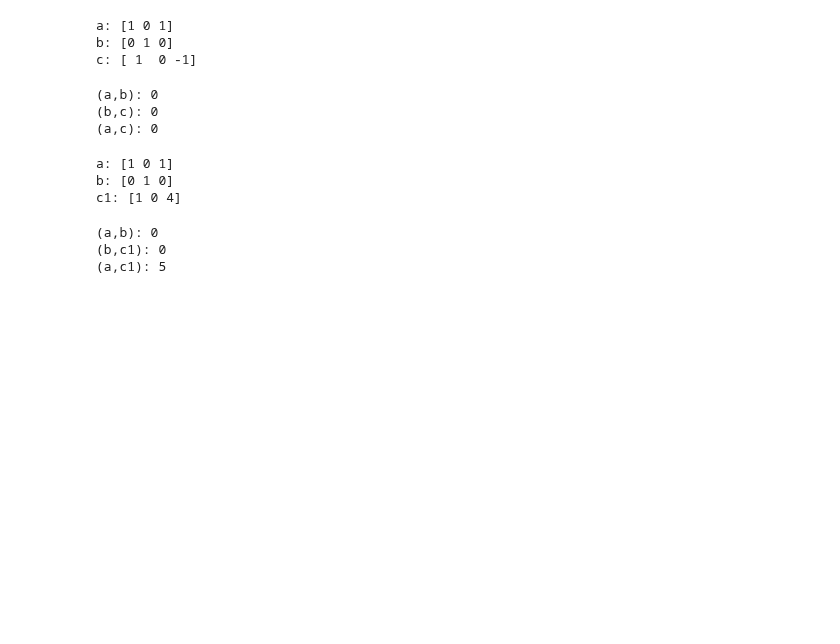
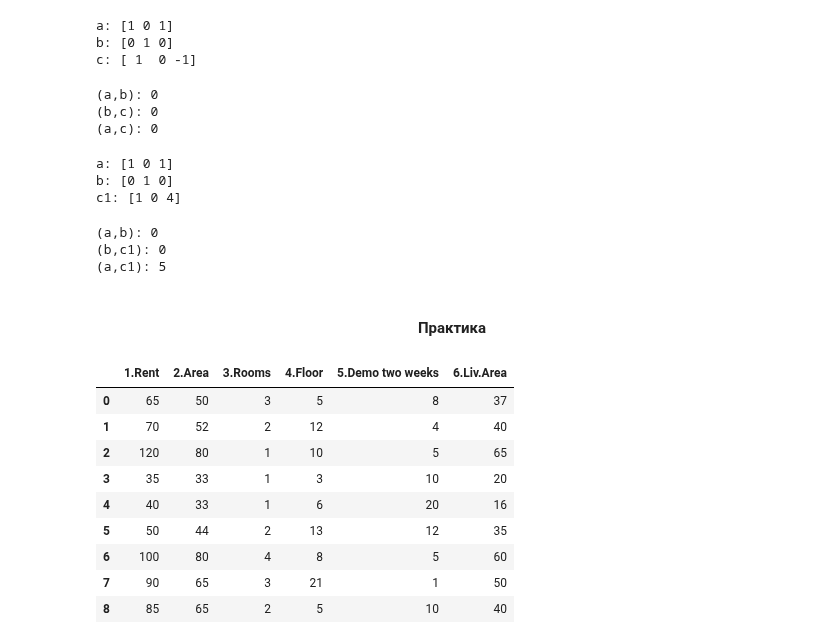
Before and after one commit to DmitriySky47/sf_data_science, a Jupyter notebook: Skillfactory/MATH_ML_1/MATHML_Module_1_Vectors_screencast.ipynb, the cells around one changed output. Drawn from its saved outputs; the diff is of its cells as text; code cells hidden in the pictures; blank space fills up the shorter version.

```diff
--- a/Skillfactory/MATH_ML_1/MATHML_Module_1_Vectors_screencast.ipynb
+++ b/Skillfactory/MATH_ML_1/MATHML_Module_1_Vectors_screencast.ipynb
@@ -228,3 +228,5 @@ print('(a,c1):',a@c1)
 (a,b): 0
 (b,c1): 0
 (a,c1): 5
+# %% [markdown]
+ #### <center> Практика </Center>
@@ -230,0 +244,13 @@ print('(a,c1):',a@c1)
+# %%
+df
+# %% [output]
+|  | 1.Rent | 2.Area | 3.Rooms | 4.Floor | 5.Demo two weeks | 6.Liv.Area |
+| 0 | 65 | 50 | 3 | 5 | 8 | 37 |
+| 1 | 70 | 52 | 2 | 12 | 4 | 40 |
+| 2 | 120 | 80 | 1 | 10 | 5 | 65 |
+| 3 | 35 | 33 | 1 | 3 | 10 | 20 |
+| 4 | 40 | 33 | 1 | 6 | 20 | 16 |
+| 5 | 50 | 44 | 2 | 13 | 12 | 35 |
+| 6 | 100 | 80 | 4 | 8 | 5 | 60 |
+| 7 | 90 | 65 | 3 | 21 | 1 | 50 |
+| 8 | 85 | 65 | 2 | 5 | 10 | 40 |
```
Also changed, not shown: parts of 11 cells of this notebook.
